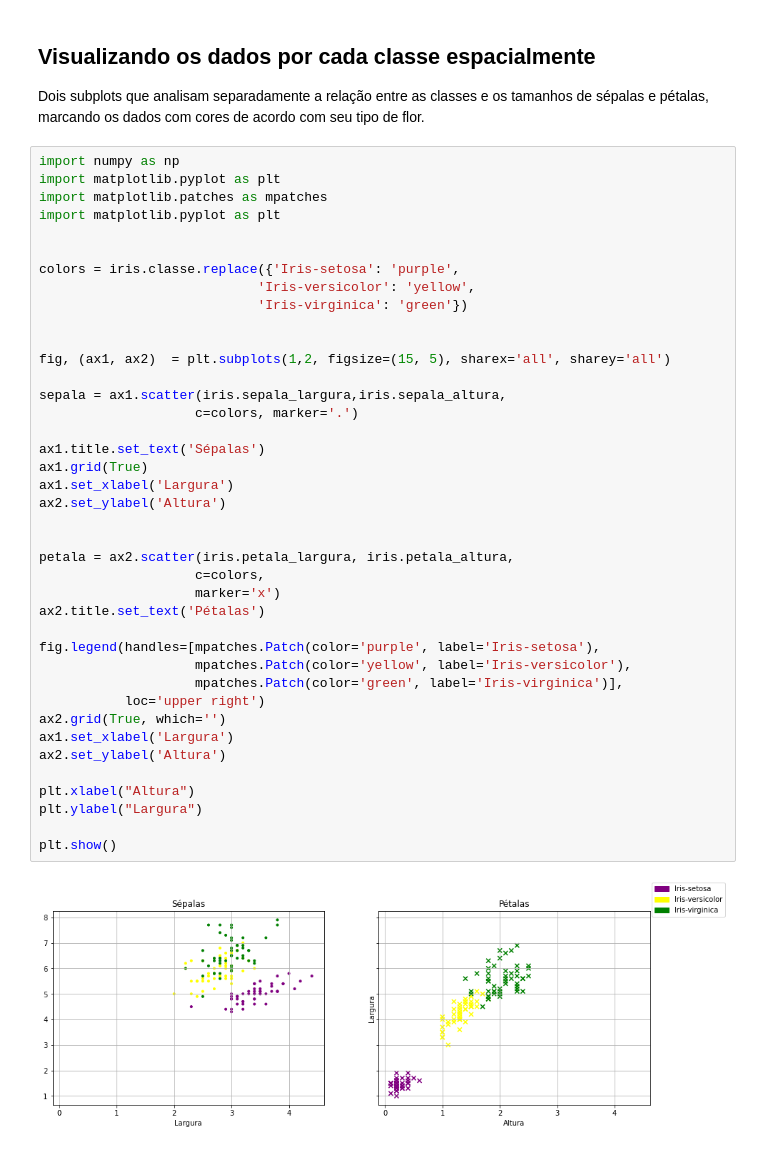
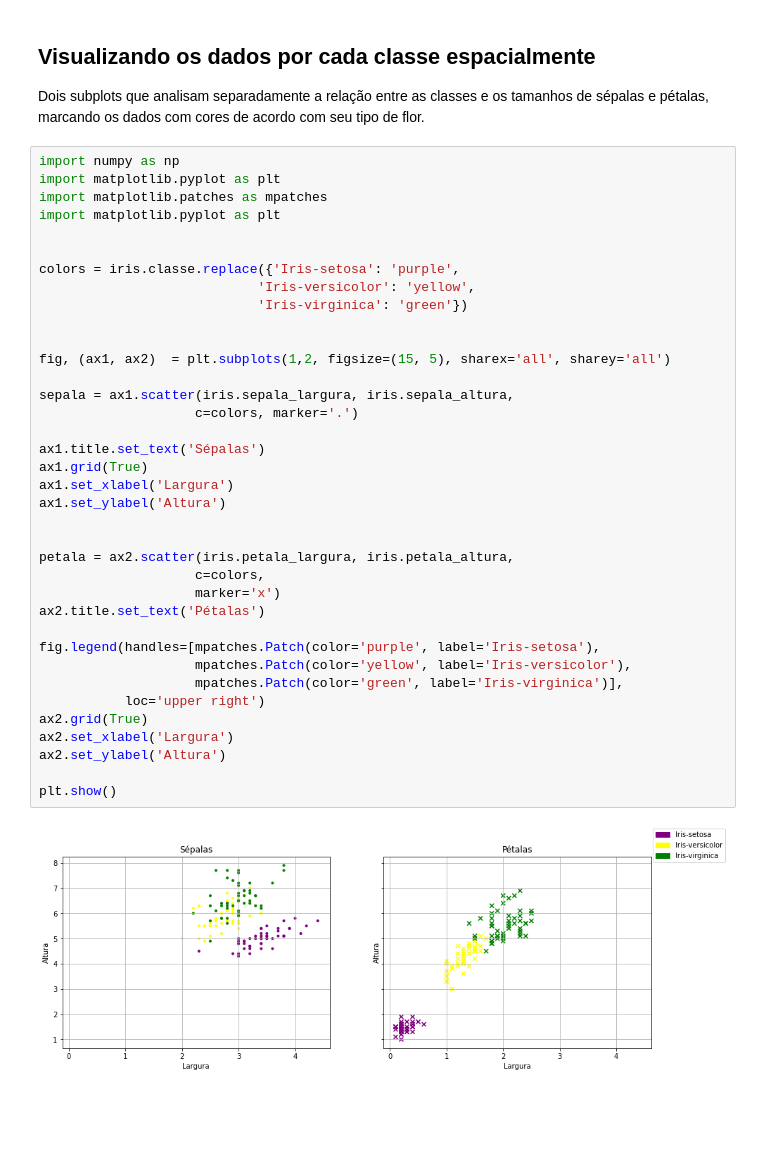
Before and after one commit to gabriellesfaria/T1-AM1, a Jupyter notebook: analiseExploratoria.ipynb, the cells around one changed output. Cells and saved outputs as stored; diff of their text form; blank space fills up the shorter version.

Commit message:
Arrumando plot de grafico

```diff
--- a/analiseExploratoria.ipynb
+++ b/analiseExploratoria.ipynb
@@ -48,38 +48,35 @@ import matplotlib.patches as mpatches
 import matplotlib.pyplot as plt
 
 
 colors = iris.classe.replace({'Iris-setosa': 'purple',
                             'Iris-versicolor': 'yellow',
                             'Iris-virginica': 'green'})
 
 
 fig, (ax1, ax2)  = plt.subplots(1,2, figsize=(15, 5), sharex='all', sharey='all')
 
-sepala = ax1.scatter(iris.sepala_largura,iris.sepala_altura,
+sepala = ax1.scatter(iris.sepala_largura, iris.sepala_altura,
                     c=colors, marker='.')
 
 ax1.title.set_text('Sépalas')
 ax1.grid(True)
 ax1.set_xlabel('Largura')
-ax2.set_ylabel('Altura')
+ax1.set_ylabel('Altura')
 
 
 petala = ax2.scatter(iris.petala_largura, iris.petala_altura,
                     c=colors,
                     marker='x')
 ax2.title.set_text('Pétalas')
 
 fig.legend(handles=[mpatches.Patch(color='purple', label='Iris-setosa'),
                     mpatches.Patch(color='yellow', label='Iris-versicolor'),
                     mpatches.Patch(color='green', label='Iris-virginica')],
            loc='upper right')
-ax2.grid(True, which='')
-ax1.set_xlabel('Largura')
+ax2.grid(True)
+ax2.set_xlabel('Largura')
 ax2.set_ylabel('Altura')
 
-plt.xlabel("Altura")
-plt.ylabel("Largura")
-
 plt.show()
 # %% [output]
-[figure, old version]
+[figure, new version]
```
